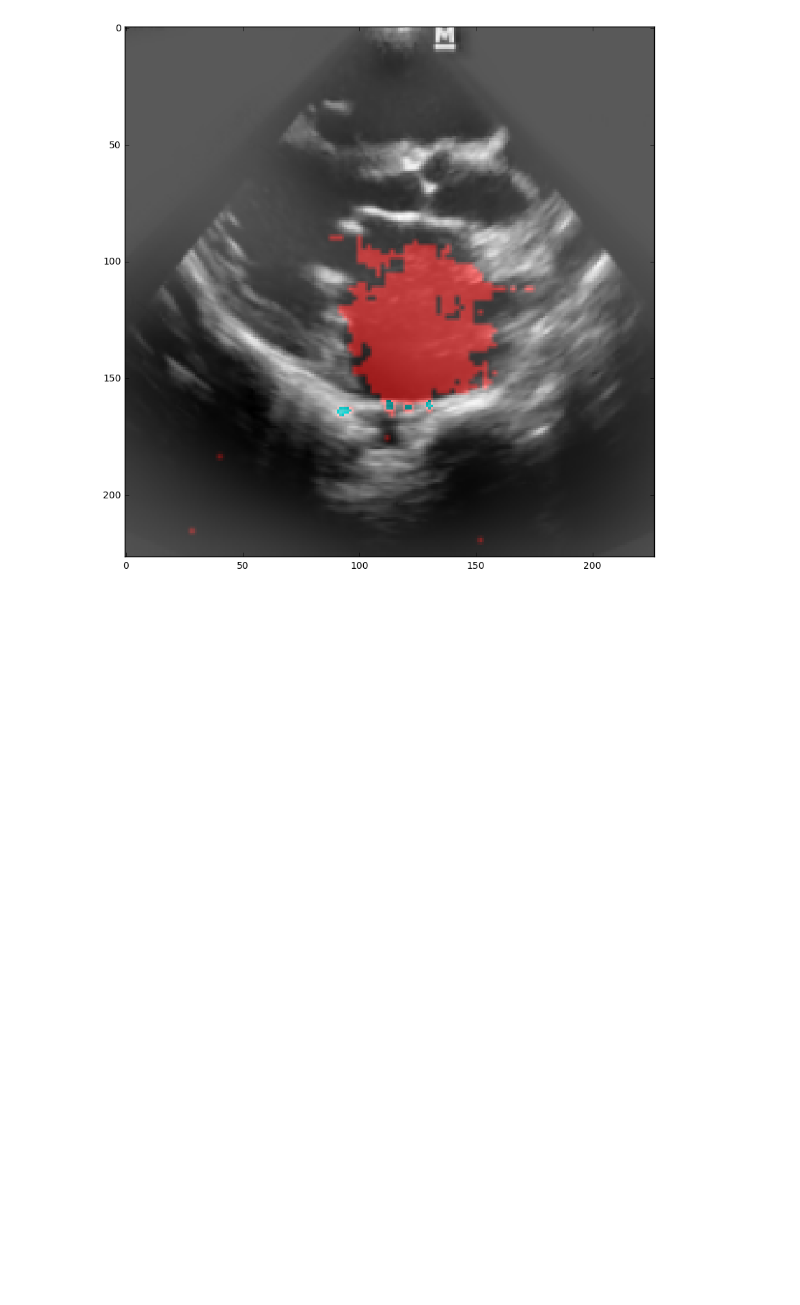
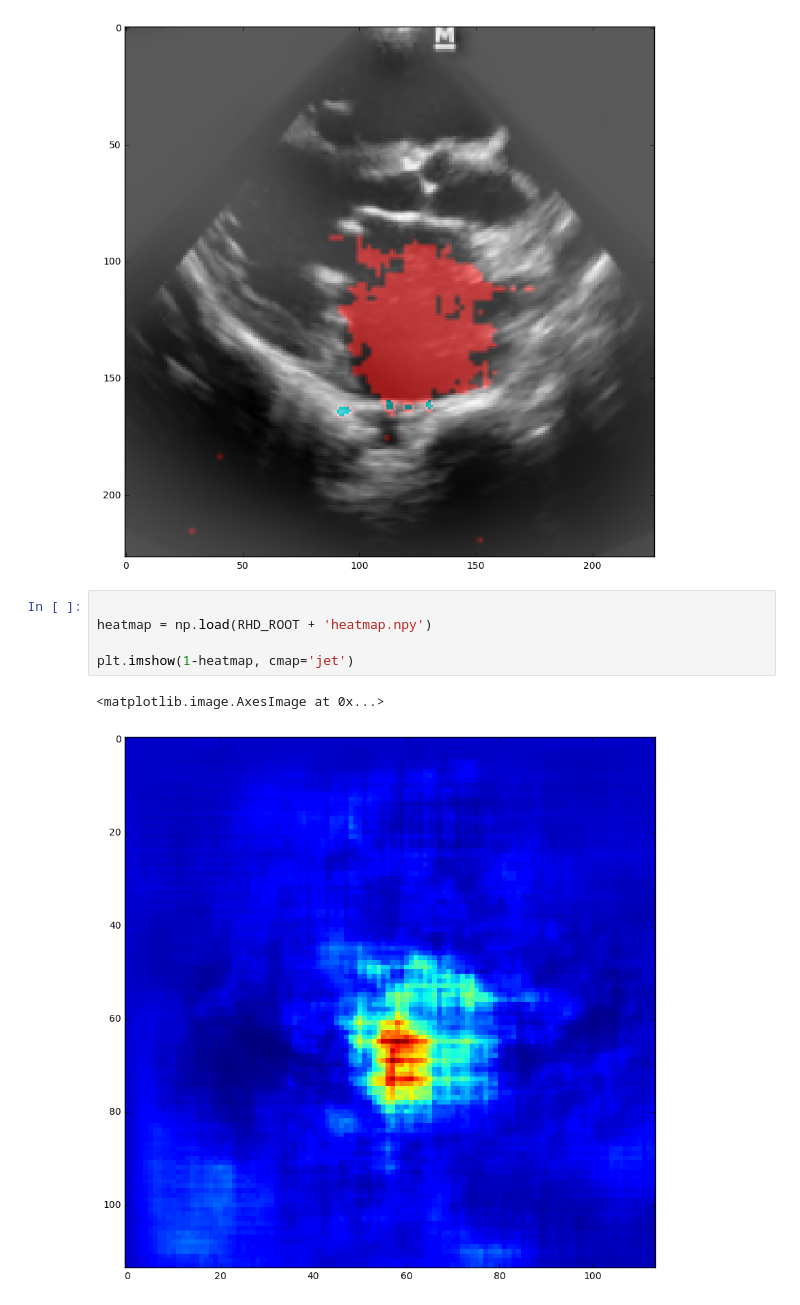
Before and after one commit to johmathe/enmi, a Jupyter notebook: rhd/experiments.ipynb, the cells around one changed output. Saved outputs shown, nothing was run; the diff lists cells and outputs as text; blank space fills up the shorter version.

```diff
--- a/rhd/experiments.ipynb
+++ b/rhd/experiments.ipynb
@@ -270,3 +270,11 @@ print new_image.shape
 0.0
 (227, 227, 3)
 [figure]
+# %%
+
+heatmap = np.load(RHD_ROOT + 'heatmap.npy')
+
+plt.imshow(1-heatmap, cmap='jet')
+# %% [output]
+<matplotlib.image.AxesImage at 0x...>
+[figure, added]
```
Also changed, not shown: 10 other files.
